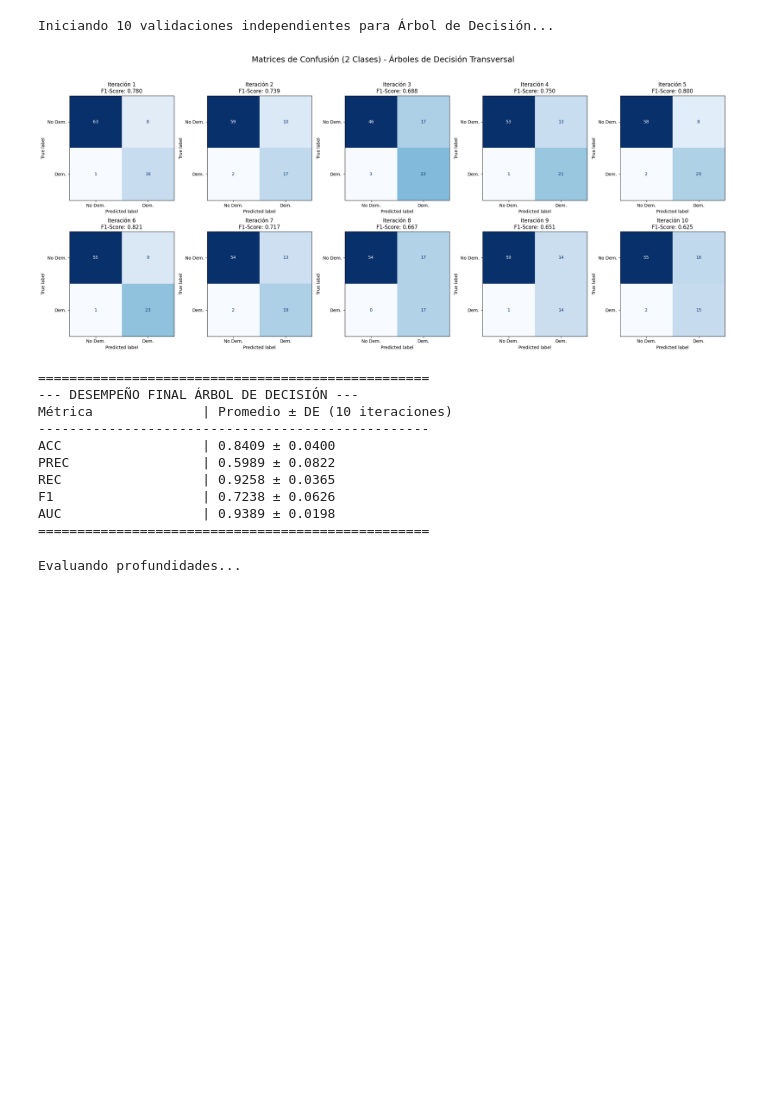
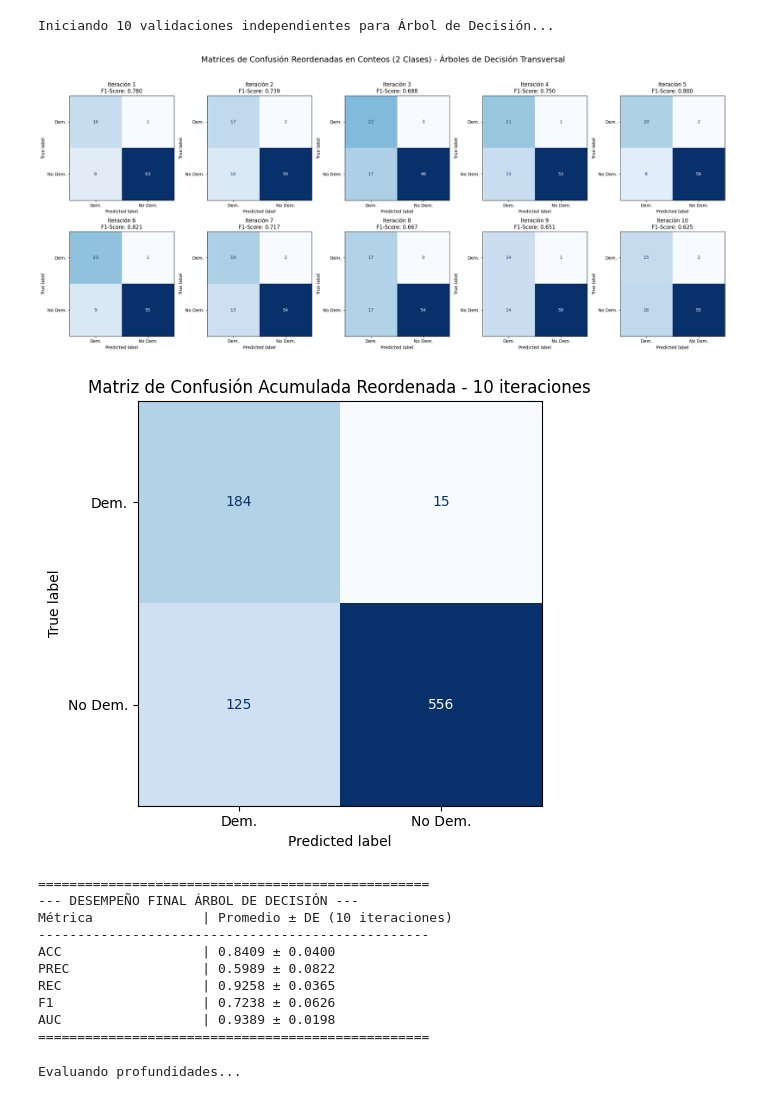
Before and after one commit to felipe0435/Proyecto-2-Mineria-de-datos, a Jupyter notebook: final/arboles2.ipynb, the cells around one changed output. Drawn from its saved outputs; the diff is of its cells as text; code cells hidden in the pictures; blank space fills up the shorter version.

```diff
--- a/final/arboles2.ipynb
+++ b/final/arboles2.ipynb
@@ -31,6 +31,7 @@ X_imputed = imputer.fit_transform(X)
 
 # 3. Configuración Experimental (10 Validaciones 80/20)
 results = {'acc': [], 'prec': [], 'rec': [], 'f1': [], 'auc': []}
+cm_sum = np.zeros((2, 2), dtype=int)
 fig, axes = plt.subplots(2, 5, figsize=(22, 10))
 axes = axes.flatten()
 
@@ -50,39 +51,50 @@ for i in range(10):
                                 class_weight='balanced',
                                 random_state=42)
     dt.fit(X_train, y_train)
 
     # Predicciones
     y_pred = dt.predict(X_test)
     y_proba = dt.predict_proba(X_test)[:, 1]
 
     # 5. Registro de Métricas (Sección 13 de la guía) [1]
     results['acc'].append(accuracy_score(y_test, y_pred))
     results['prec'].append(precision_score(y_test, y_pred))
     results['rec'].append(recall_score(y_test, y_pred))
     results['f1'].append(f1_score(y_test, y_pred))
     results['auc'].append(roc_auc_score(y_test, y_proba))
 
     # 6. Generación de la Matriz de Confusión para cada iteración [Instrucción de estilo]
-    cm = confusion_matrix(y_test, y_pred)
-    disp = ConfusionMatrixDisplay(confusion_matrix=cm, display_labels=['No Dem.', 'Dem.'])
-    disp.plot(ax=axes[i], cmap='Blues', colorbar=False)
+    cm = confusion_matrix(y_test, y_pred, labels=[1, 0])
+    cm_sum += cm
+    disp = ConfusionMatrixDisplay(confusion_matrix=cm, display_labels=['Dem.', 'No Dem.'])
+    disp.plot(ax=axes[i], cmap='Blues', colorbar=False, values_format='d')
     axes[i].set_title(f"Iteración {i+1}\nF1-Score: {results['f1'][-1]:.3f}")
 
-plt.suptitle("Matrices de Confusión (2 Clases) - Árboles de Decisión Transversal", fontsize=18)
+plt.suptitle("Matrices de Confusión Reordenadas en Conteos (2 Clases) - Árboles de Decisión Transversal", fontsize=18)
 plt.tight_layout(rect=[0, 0.03, 1, 0.95])
 plt.show()
 
-# 7. Reporte Final de Desempeño (Media ± DE)
+# 7. Matriz de confusión acumulada sobre las 10 iteraciones
+avg_cm = cm_sum
+fig_avg, ax_avg = plt.subplots(figsize=(6, 5))
+disp_avg = ConfusionMatrixDisplay(confusion_matrix=avg_cm, display_labels=['Dem.', 'No Dem.'])
+disp_avg.plot(ax=ax_avg, cmap='Blues', colorbar=False, values_format='d')
+ax_avg.set_title('Matriz de Confusión Acumulada Reordenada - 10 iteraciones')
+plt.tight_layout()
+plt.show()
+
+# 8. Reporte Final de Desempeño (Media ± DE)
 print("\n" + "="*50)
 print(f"--- DESEMPEÑO FINAL ÁRBOL DE DECISIÓN ---")
 print(f"{'Métrica':<20} | {'Promedio ± DE (10 iteraciones)':<20}")
 print("-" * 50)
 for m in results:
     print(f"{m.upper():<20} | {np.mean(results[m]):.4f} ± {np.std(results[m]):.4f}")
 print("="*50)
 # %% [output]
 Iniciando 10 validaciones independientes para Árbol de Decisión...
-[figure, old version]
+[figure, new version]
+[figure, added]
 ==================================================
 --- DESEMPEÑO FINAL ÁRBOL DE DECISIÓN ---
 Métrica              | Promedio ± DE (10 iteraciones)
```
Also changed, not shown: parts of 3 cells of this notebook, 8 other files.
